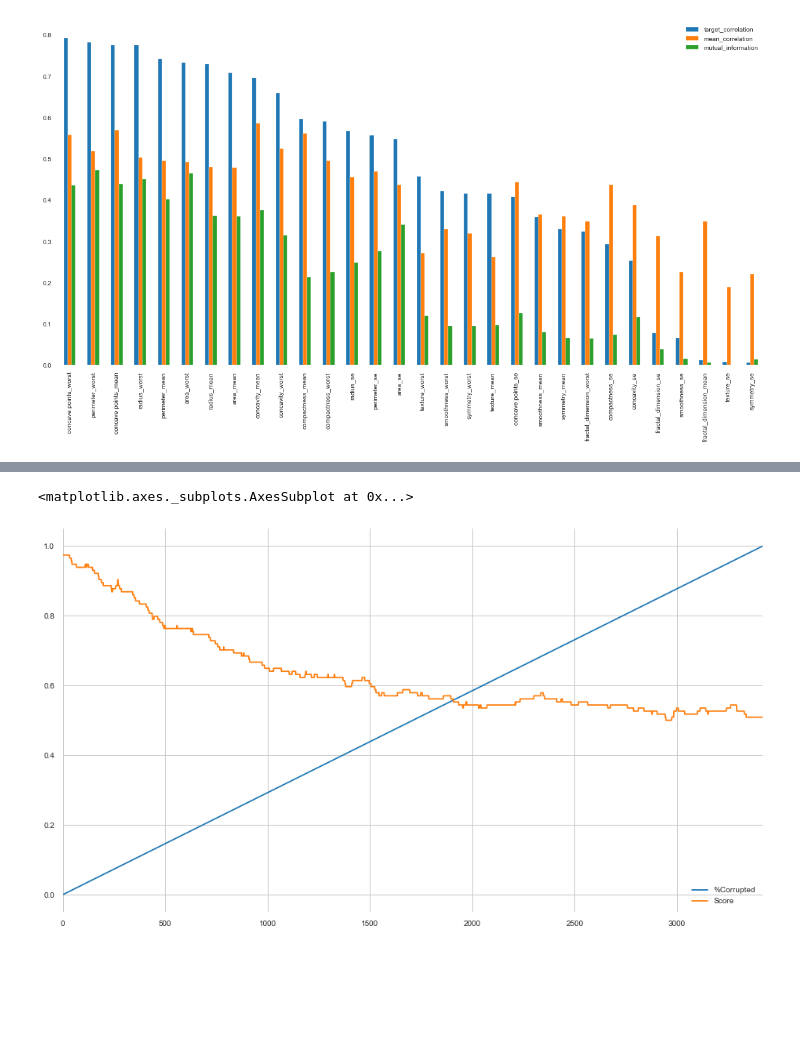
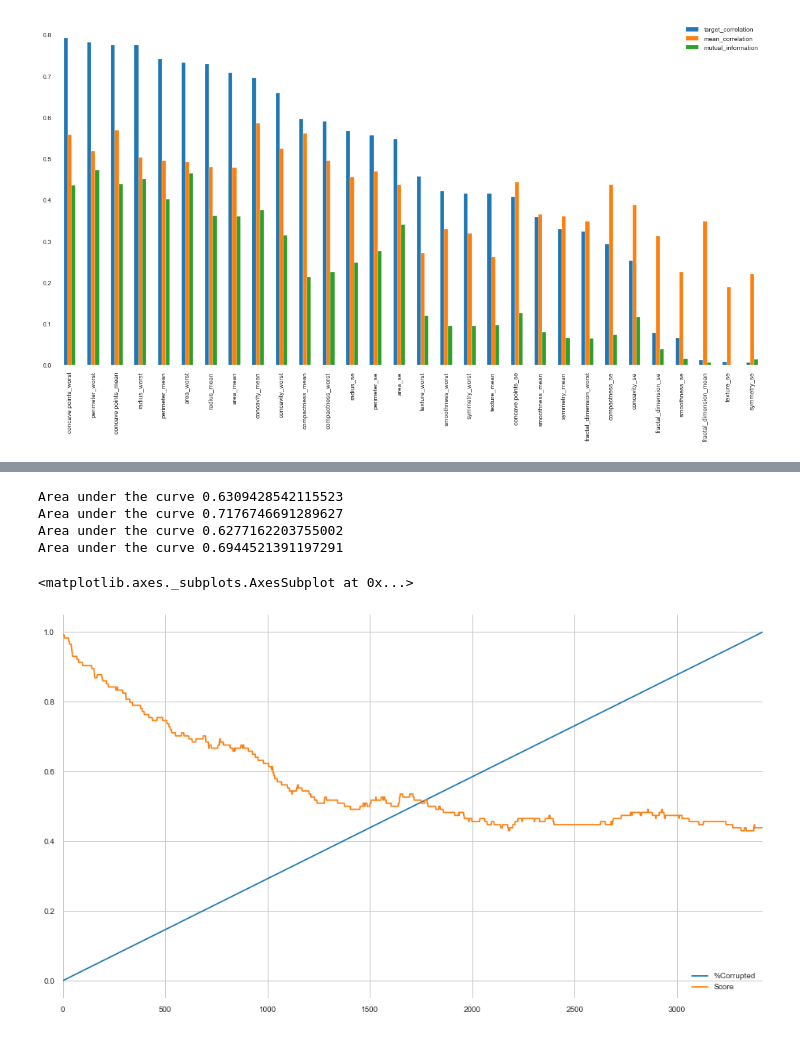
Before and after one commit to NautiyalAmit/Data-Science-Application-Feature-Selection, a Jupyter notebook: Feature Ranking And Selection .ipynb, the cells around one changed output, grey strips where cells are left out. Drawn from its saved outputs; the diff is of its cells as text; code cells hidden in the pictures; blank space fills up the shorter version.

Commit message:
EXPERIMENT WORKING, just not the randomness

```diff
--- a/Feature Ranking And Selection .ipynb
+++ b/Feature Ranking And Selection .ipynb
@@ -244,0 +241,8 @@ for f in range(X_train.shape[1]):
+# %%
+X,y = load_data()
+X_train, X_test, y_train, y_test = train_test_split(X, y, test_size=0.2)
+
+
+X_test_rfe, X_train_rfe =X_test[top_5_rfe],X_train[top_5_rfe]
+X_test_5_error, X_train_5_error =X_test[top_5_error_ranking],X_train[top_5_error_ranking]
+X_test_10_error, X_train_10_error =X_test[top_10_error_ranking],X_train[top_10_error_ranking]
@@ -245,9 +273,11 @@ for f in range(X_train.shape[1]):
 # %%
 data_corruptor = NumericDataCorruptor(X_test,feature_stats,feature_cols)
-res= []
+res_= []
+
+print('Feature Ranking Error')
 for idx,column in enumerate(feature_cols):
     corrupted_score = clf.score(data_corruptor.get_dataset_with_corrupted_col(column), y_test)
     loss = corrupted_score - clean_test_baseline
-    res.append([column,corrupted_score,loss])
+    res_.append([column,corrupted_score,loss])
     print("model score: %.3f" % corrupted_score)
 # %% [output]
@@ -289,8 +304,13 @@ X_test
 # %%
-data_corruptor = NumericDataCorruptor(X_test,feature_stats,feature_cols)
+def do_experiment(clf,X_test,y_test,feature_cols):
 
-total_cells = X_test.shape[0] * X_test.shape[1]
-res= []
-for n in range(total_cells):
-        corrupted_score = clf.score(data_corruptor.get_dataset_with_corrupted_cell(), y_test)
-        res.append([(n/total_cells),corrupted_score])
+    data_corruptor = NumericDataCorruptor(X_test,feature_stats,feature_cols)
+    total_cells = X_test.shape[0] * X_test.shape[1]
+    res= []
+    for n in range(total_cells):
+            corrupted_score = clf.score(data_corruptor.get_dataset_with_corrupted_cell(), y_test)
+            res.append([(n/total_cells),corrupted_score])
+    df = pd.DataFrame(res,columns=['%Corrupted','Score'])
+
+    print('Area under the curve {}'.format(np.trapz(df['Score'],df['%Corrupted'])))
+    return df
@@ -347,0 +317,10 @@ data_corruptor.get_dataset_with_corrupted_cell()
+# %%
+experiment_df = do_experiment(clf,X_test,y_test,feature_cols)
+expeirment_df_rfe = do_experiment(clf_rfe,X_test_rfe,y_test,top_5_rfe)
+experiment_df_5_error = do_experiment(clf_rfe_top5_error,X_test_5_error,y_test,top_5_error_ranking)
+experiment_df_10_error = do_experiment(clf_rfe_top10_error,X_test_10_error,y_test,top_10_error_ranking)
+# %% [output]
+Area under the curve 0.6309428542115523
+Area under the curve 0.7176746691289627
+Area under the curve 0.6277162203755002
+Area under the curve 0.6944521391197291
@@ -348,5 +332,5 @@ data_corruptor.get_dataset_with_corrupted_cell()
 # %%
-pd.DataFrame(res,columns=['%Corrupted','Score']).plot(figsize=(16,9),grid=True)
+experiment_df.plot(figsize=(16,9),grid=True)
 # %% [output]
 <matplotlib.axes._subplots.AxesSubplot at 0x...>
-[figure, old version]
+[figure, new version]
```
Also changed, not shown: parts of 18 cells of this notebook, 1 other file.
